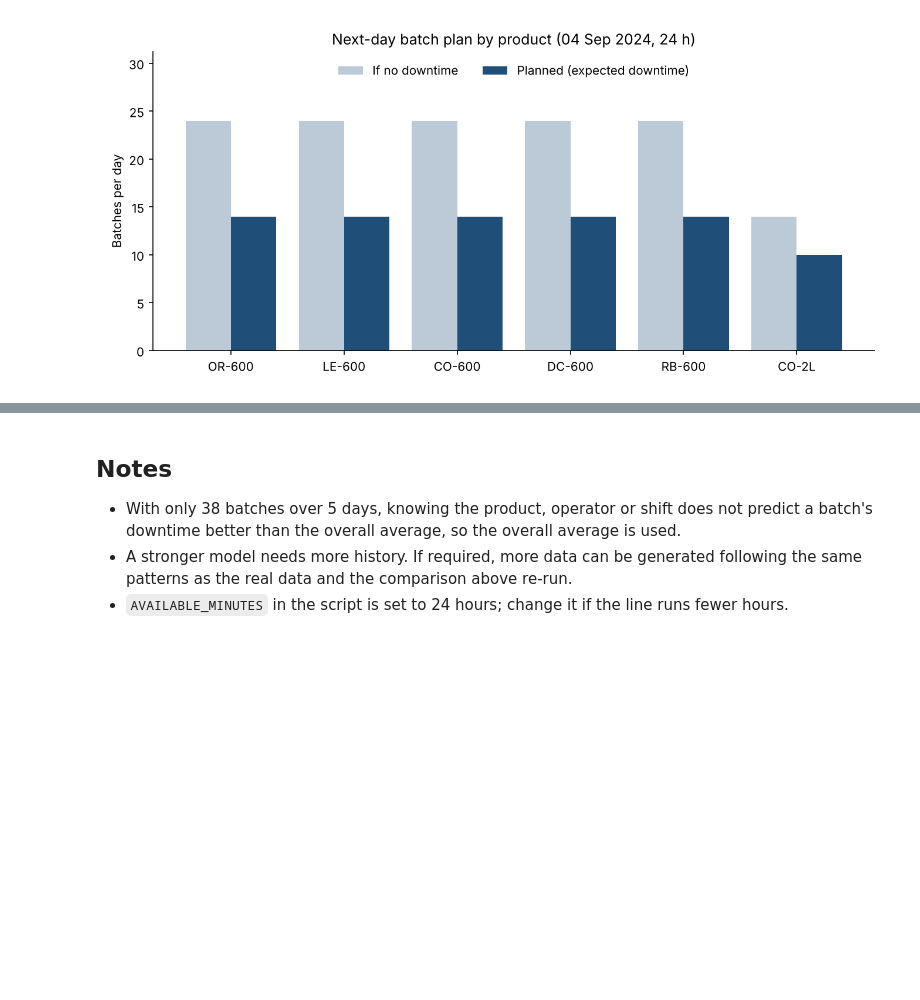
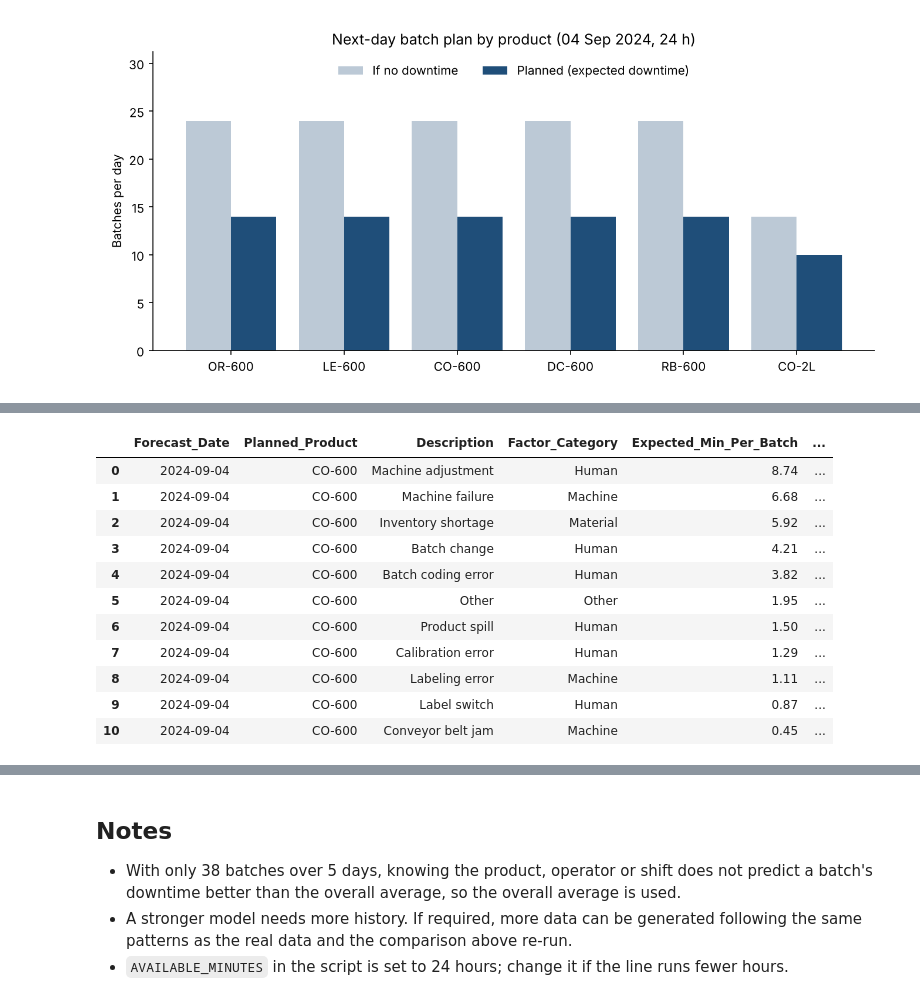
Before and after one commit to mohamed-nasser11/Manufacturing-Downtime, a Jupyter notebook: project/notebooks/02_forecast.ipynb, the cells around one changed output, grey strips where cells are left out. Saved outputs shown, nothing was run; the diff lists cells and outputs as text; code cells hidden in the pictures; blank space fills up the shorter version.

```diff
--- a/project/notebooks/02_forecast.ipynb
+++ b/project/notebooks/02_forecast.ipynb
@@ -56,0 +62,15 @@ Image("../reports/figures/06_forecast_batches.png")
+# %%
+pd.read_csv("../data/forecast/next_day_downtime_by_cause.csv")
+# %% [output]
+|  | Forecast_Date | Planned_Product | Description | Factor_Category | Expected_Min_Per_Batch | ... |
+| 0 | 2024-09-04 | CO-600 | Machine adjustment | Human | 8.74 | ... |
+| 1 | 2024-09-04 | CO-600 | Machine failure | Machine | 6.68 | ... |
+| 2 | 2024-09-04 | CO-600 | Inventory shortage | Material | 5.92 | ... |
+| 3 | 2024-09-04 | CO-600 | Batch change | Human | 4.21 | ... |
+| 4 | 2024-09-04 | CO-600 | Batch coding error | Human | 3.82 | ... |
+| 5 | 2024-09-04 | CO-600 | Other | Other | 1.95 | ... |
+| 6 | 2024-09-04 | CO-600 | Product spill | Human | 1.50 | ... |
+| 7 | 2024-09-04 | CO-600 | Calibration error | Human | 1.29 | ... |
+| 8 | 2024-09-04 | CO-600 | Labeling error | Machine | 1.11 | ... |
+| 9 | 2024-09-04 | CO-600 | Label switch | Human | 0.87 | ... |
+| 10 | 2024-09-04 | CO-600 | Conveyor belt jam | Machine | 0.45 | ... |
```
Also changed, not shown: parts of 8 cells of this notebook, 6 other files.
